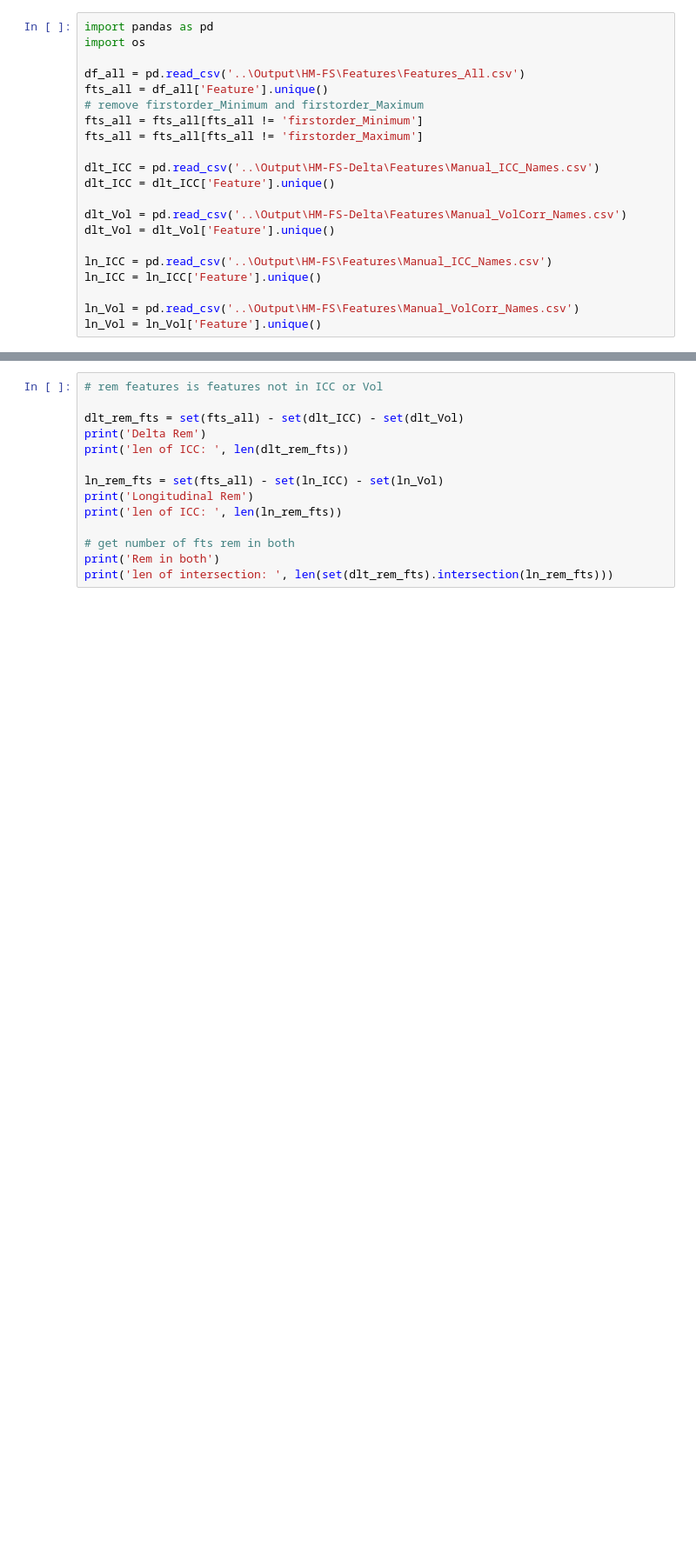
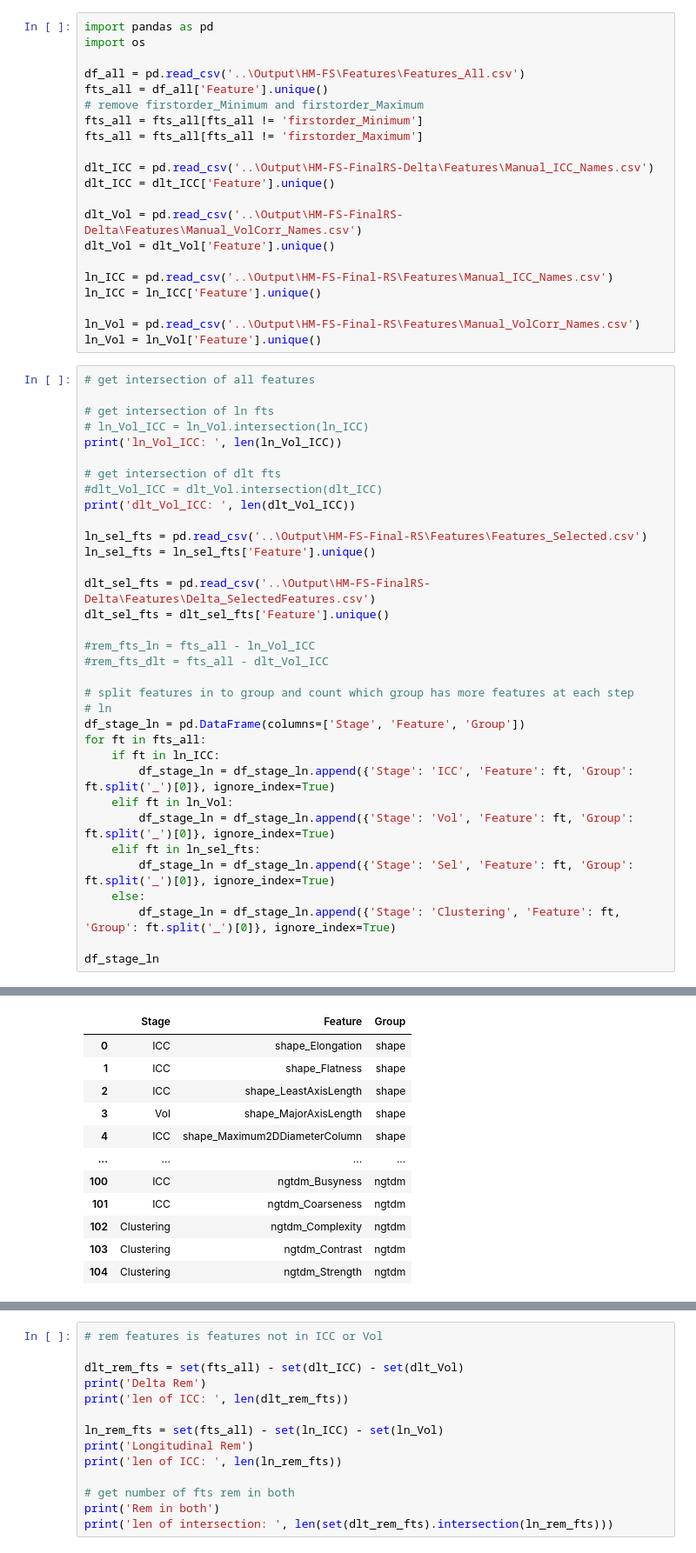
Before and after one commit to aaron-rankin/LongitudinalRadiomics-MRgRT, a Jupyter notebook: Visualisation/FeatureComp.ipynb, the cells around one changed output, grey strips where cells are left out. Shown at 87% size. Saved outputs shown, nothing was run; the diff lists cells and outputs as text; blank space fills up the shorter version.

```diff
--- a/Visualisation/FeatureComp.ipynb
+++ b/Visualisation/FeatureComp.ipynb
@@ -8,14 +8,49 @@ fts_all = df_all['Feature'].unique()
 fts_all = fts_all[fts_all != 'firstorder_Minimum']
 fts_all = fts_all[fts_all != 'firstorder_Maximum']
 
-dlt_ICC = pd.read_csv('..\Output\HM-FS-Delta\Features\Manual_ICC_Names.csv')
+dlt_ICC = pd.read_csv('..\Output\HM-FS-FinalRS-Delta\Features\Manual_ICC_Names.csv')
 dlt_ICC = dlt_ICC['Feature'].unique()
 
-dlt_Vol = pd.read_csv('..\Output\HM-FS-Delta\Features\Manual_VolCorr_Names.csv')
+dlt_Vol = pd.read_csv('..\Output\HM-FS-FinalRS-Delta\Features\Manual_VolCorr_Names.csv')
 dlt_Vol = dlt_Vol['Feature'].unique()
 
-ln_ICC = pd.read_csv('..\Output\HM-FS\Features\Manual_ICC_Names.csv')
+ln_ICC = pd.read_csv('..\Output\HM-FS-Final-RS\Features\Manual_ICC_Names.csv')
 ln_ICC = ln_ICC['Feature'].unique()
 
-ln_Vol = pd.read_csv('..\Output\HM-FS\Features\Manual_VolCorr_Names.csv')
+ln_Vol = pd.read_csv('..\Output\HM-FS-Final-RS\Features\Manual_VolCorr_Names.csv')
 ln_Vol = ln_Vol['Feature'].unique()
+# %%
+# get intersection of all features
+
+# get intersection of ln fts
+# ln_Vol_ICC = ln_Vol.intersection(ln_ICC)
+print('ln_Vol_ICC: ', len(ln_Vol_ICC))
+
+# get intersection of dlt fts
+#dlt_Vol_ICC = dlt_Vol.intersection(dlt_ICC)
+print('dlt_Vol_ICC: ', len(dlt_Vol_ICC))
+
+ln_sel_fts = pd.read_csv('..\Output\HM-FS-Final-RS\Features\Features_Selected.csv')
+ln_sel_fts = ln_sel_fts['Feature'].unique()
+
+dlt_sel_fts = pd.read_csv('..\Output\HM-FS-FinalRS-Delta\Features\Delta_SelectedFeatures.csv')
+dlt_sel_fts = dlt_sel_fts['Feature'].unique()
+
+#rem_fts_ln = fts_all - ln_Vol_ICC
+#rem_fts_dlt = fts_all - dlt_Vol_ICC
+
+# split features in to group and count which group has more features at each step
+# ln
+df_stage_ln = pd.DataFrame(columns=['Stage', 'Feature', 'Group'])
+for ft in fts_all:
+    if ft in ln_ICC:
+        df_stage_ln = df_stage_ln.append({'Stage': 'ICC', 'Feature': ft, 'Group': ft.split('_')[0]}, ignore_index=True)
+    elif ft in ln_Vol:
+        df_stage_ln = df_stage_ln.append({'Stage': 'Vol', 'Feature': ft, 'Group': ft.split('_')[0]}, ignore_index=True)
+    elif ft in ln_sel_fts:
+        df_stage_ln = df_stage_ln.append({'Stage': 'Sel', 'Feature': ft, 'Group': ft.split('_')[0]}, ignore_index=True)
+    else:
+        df_stage_ln = df_stage_ln.append({'Stage': 'Clustering', 'Feature': ft, 'Group': ft.split('_')[0]}, ignore_index=True)
+
+df_stage_ln
+# %% [output]
@@ -21,0 +59,12 @@ ln_Vol = ln_Vol['Feature'].unique()
+|  | Stage | Feature | Group |
+| 0 | ICC | shape_Elongation | shape |
+| 1 | ICC | shape_Flatness | shape |
+| 2 | ICC | shape_LeastAxisLength | shape |
+| 3 | Vol | shape_MajorAxisLength | shape |
+| 4 | ICC | shape_Maximum2DDiameterColumn | shape |
+| ... | ... | ... | ... |
+| 100 | ICC | ngtdm_Busyness | ngtdm |
+| 101 | ICC | ngtdm_Coarseness | ngtdm |
+| 102 | Clustering | ngtdm_Complexity | ngtdm |
+| 103 | Clustering | ngtdm_Contrast | ngtdm |
+| 104 | Clustering | ngtdm_Strength | ngtdm |
```
Also changed, not shown: parts of 5 cells of this notebook, 11 other files.
